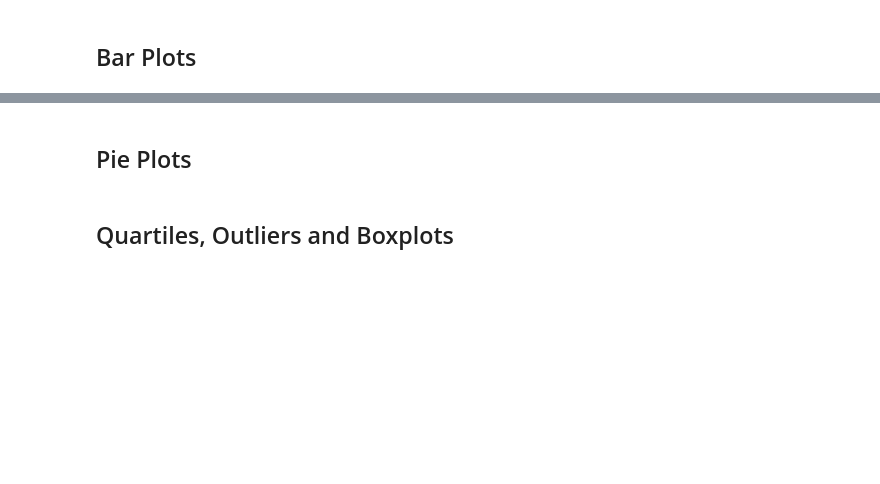
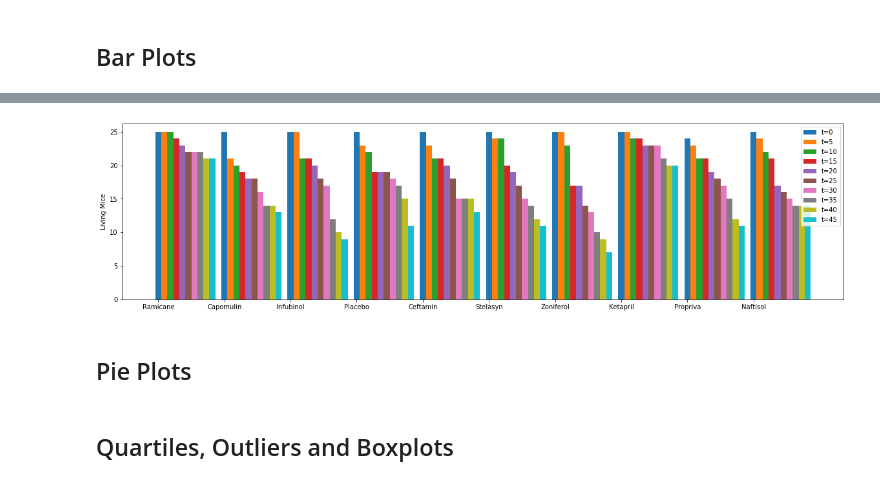
Before and after one commit to KathrynPanger/pharmaceutical-testing, a Jupyter notebook: pymaceuticals_starter.ipynb, the cells around one changed output, grey strips where cells are left out. Drawn from its saved outputs; the diff is of its cells as text; code cells hidden in the pictures; blank space fills up the shorter version.

```diff
--- a/pymaceuticals_starter.ipynb
+++ b/pymaceuticals_starter.ipynb
@@ -175 +305,45 @@ drug_summary_stats3
+# %%
+#I recognize that I WAY overpuzzled this puzzle, but I started on it before the output file was released based on the original
+#wording of the problem. Even then, I sorta knew I was overdoing it and should have asked, but once I got started,
+#I got obsessed with obtaining my solution. I also strongly suspect that this problem could have been solved with
+#one groupby dataset by Drug and Timepoint without dicing it up, but I just coudln't figure it out so I split it up.
+
+timepoints=[0, 5,10,15,20,25,30,35,40,45]
+still_alive=clean_mouse_df.groupby(["Drug Regimen","Timepoint"]).count()
+new=still_alive.add_suffix('_Count').reset_index()
+
+#Create a dataset for each drug separately
+tzero=new.loc[new["Timepoint"]==timepoints[0]]
+tfive=new.loc[new["Timepoint"]==timepoints[1]]
+tten=new.loc[new["Timepoint"]==timepoints[2]]
+tfifteen=new.loc[new["Timepoint"]==timepoints[3]]
+ttwenty=new.loc[new["Timepoint"]==timepoints[4]]
+ttwentyfive=new.loc[new["Timepoint"]==timepoints[5]]
+tthirty=new.loc[new["Timepoint"]==timepoints[6]]
+tthirtyfive=new.loc[new["Timepoint"]==timepoints[7]]
+tfourty=new.loc[new["Timepoint"]==timepoints[8]]
+tfourtyfive=new.loc[new["Timepoint"]==timepoints[9]]
+
+#Plot Drugs
+
+xpos=np.arange(len(drugs))
+plt.xticks(xpos,drugs)
+plt.bar(xpos+frames[0],tzero["Mouse ID_Count"], label="t=0",width=(frame_width))
+plt.bar(xpos+frames[1],tfive["Mouse ID_Count"], label="t=5",width=(frame_width))
+plt.bar(xpos+frames[2],tten["Mouse ID_Count"], label="t=10",width=(frame_width))
+plt.bar(xpos+frames[3],tfifteen["Mouse ID_Count"], label="t=15",width=(frame_width))
+plt.bar(xpos+frames[4],ttwenty["Mouse ID_Count"], label="t=20",width=(frame_width))
+plt.bar(xpos+frames[5],ttwentyfive["Mouse ID_Count"], label="t=25",width=(frame_width))
+plt.bar(xpos+frames[6],tthirty["Mouse ID_Count"], label="t=30",width=(frame_width))
+plt.bar(xpos+frames[7],tthirtyfive["Mouse ID_Count"], label="t=35",width=(frame_width))
+plt.bar(xpos+frames[8],tfourty["Mouse ID_Count"], label="t=40",width=(frame_width))
+plt.bar(xpos+frames[9],tfourtyfive["Mouse ID_Count"], label="t=45",width=(frame_width))
+
+
+#plt.xlabel("Time Point")
+plt.ylabel("Living Mice")
+plt.legend()
+plt.rcParams["figure.figsize"] = [20,5]
+# %% [output]
+[figure, added]
 # %%
```
Also changed, not shown: parts of 9 cells of this notebook.
